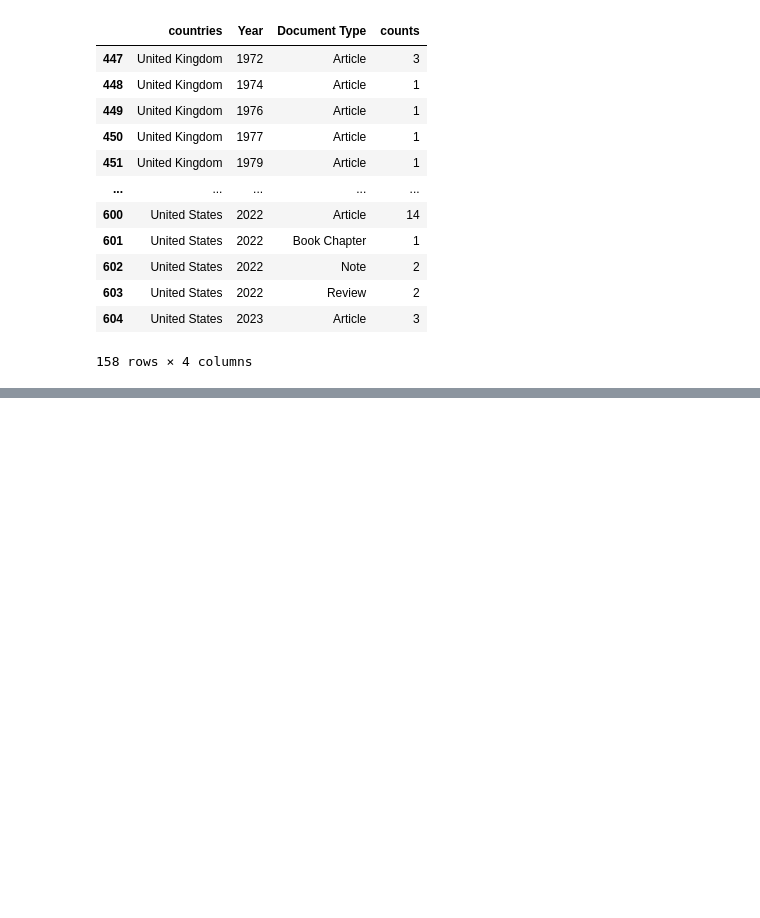
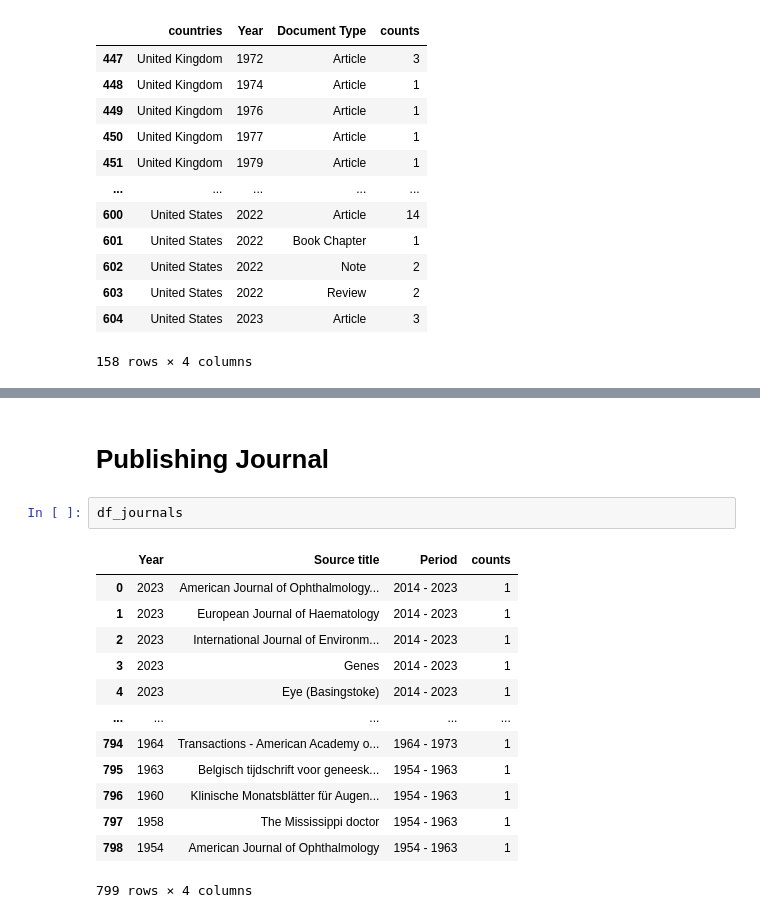
Before and after one commit to msherrif04/OphthoViz, a Jupyter notebook: notebooks/visualizations.ipynb, the cells around one changed output, grey strips where cells are left out. Drawn from its saved outputs; the diff is of its cells as text; blank space fills up the shorter version.

```diff
--- a/notebooks/visualizations.ipynb
+++ b/notebooks/visualizations.ipynb
@@ -64,0 +303,18 @@ temp_df
+# %% [markdown]
+# Publishing Journal
+# %%
+df_journals
+# %% [output]
+|  | Year | Source title | Period | counts |
+| 0 | 2023 | American Journal of Ophthalmology... | 2014 - 2023 | 1 |
+| 1 | 2023 | European Journal of Haematology | 2014 - 2023 | 1 |
+| 2 | 2023 | International Journal of Environm... | 2014 - 2023 | 1 |
+| 3 | 2023 | Genes | 2014 - 2023 | 1 |
+| 4 | 2023 | Eye (Basingstoke) | 2014 - 2023 | 1 |
+| ... | ... | ... | ... | ... |
+| 794 | 1964 | Transactions - American Academy o... | 1964 - 1973 | 1 |
+| 795 | 1963 | Belgisch tijdschrift voor geneesk... | 1954 - 1963 | 1 |
+| 796 | 1960 | Klinische Monatsblätter für Augen... | 1954 - 1963 | 1 |
+| 797 | 1958 | The Mississippi doctor | 1954 - 1963 | 1 |
+| 798 | 1954 | American Journal of Ophthalmology | 1954 - 1963 | 1 |
+799 rows × 4 columns
```
Also changed, not shown: parts of 72 cells of this notebook, 2 other files.
